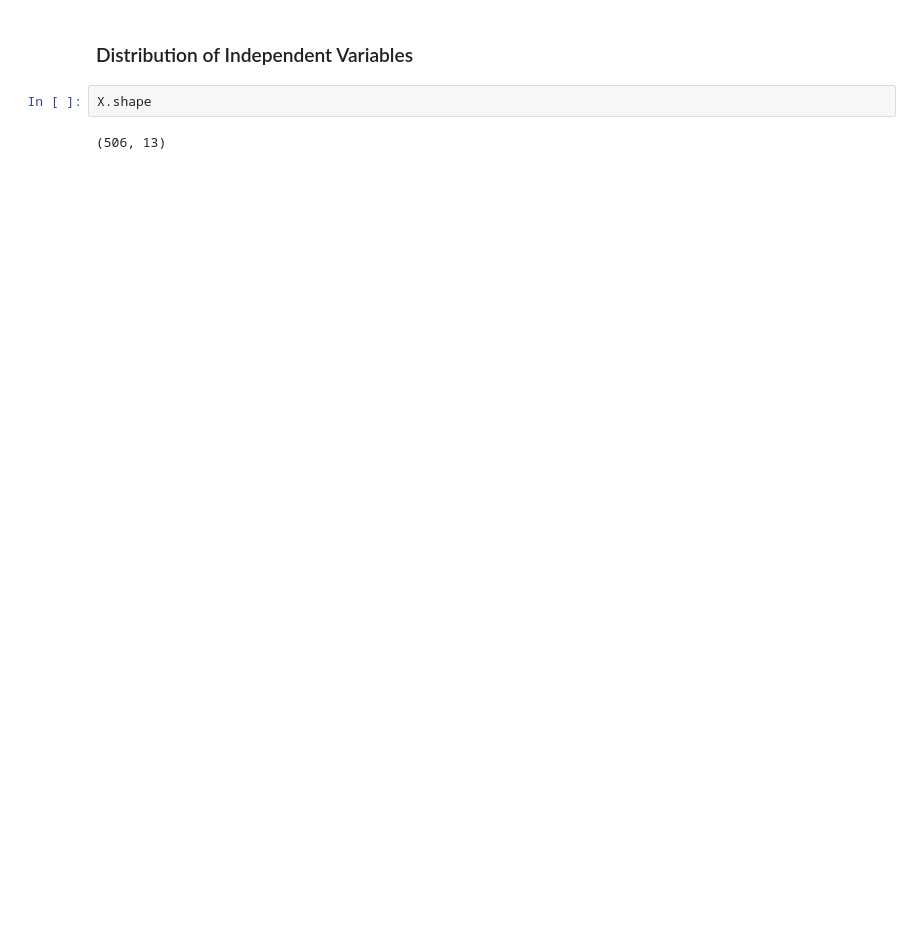
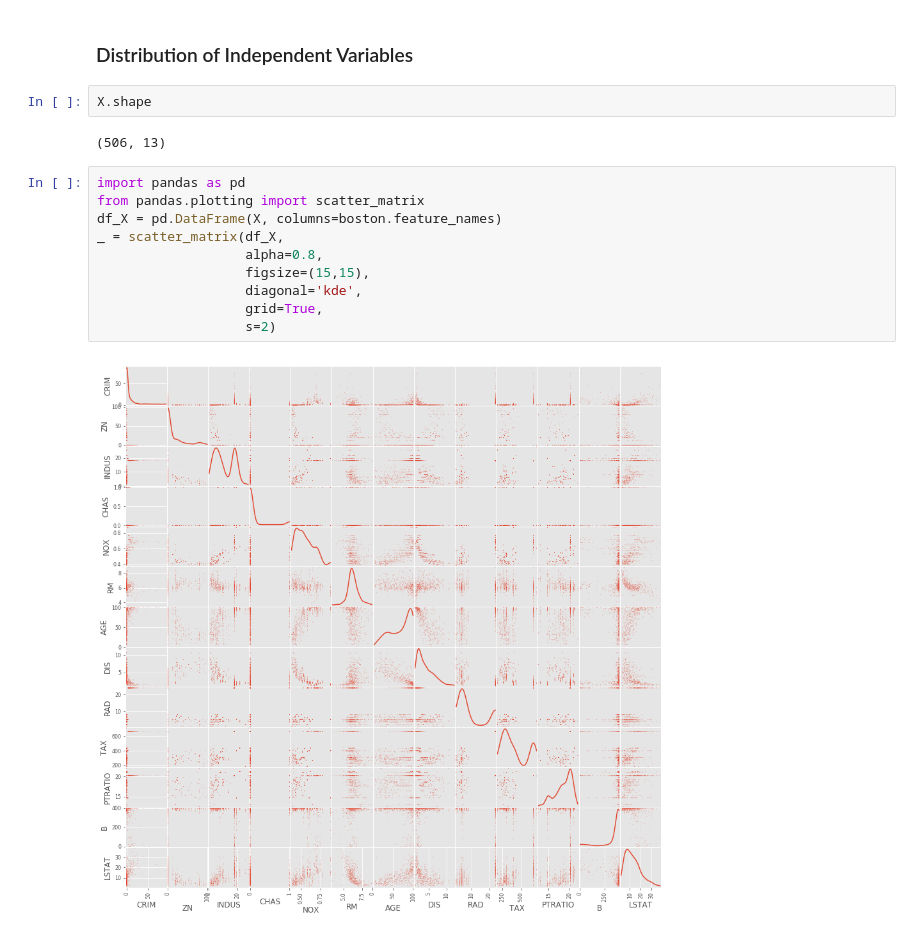
Before and after one commit to agbs2k8/ML_Example_Notebooks, a Jupyter notebook: Linear_Regression.ipynb, the cells around one changed output. Saved outputs shown, nothing was run; the diff lists cells and outputs as text; blank space fills up the shorter version.

```diff
--- a/Linear_Regression.ipynb
+++ b/Linear_Regression.ipynb
@@ -90,3 +124,15 @@ plt.show()
 X.shape
 # %% [output]
 (506, 13)
+# %%
+import pandas as pd
+from pandas.plotting import scatter_matrix
+df_X = pd.DataFrame(X, columns=boston.feature_names)
+_ = scatter_matrix(df_X,
+                   alpha=0.8,
+                   figsize=(15,15),
+                   diagonal='kde',
+                   grid=True,
+                   s=2)
+# %% [output]
+[figure, added]
```
Also changed, not shown: parts of 34 cells of this notebook, 2 other files.
